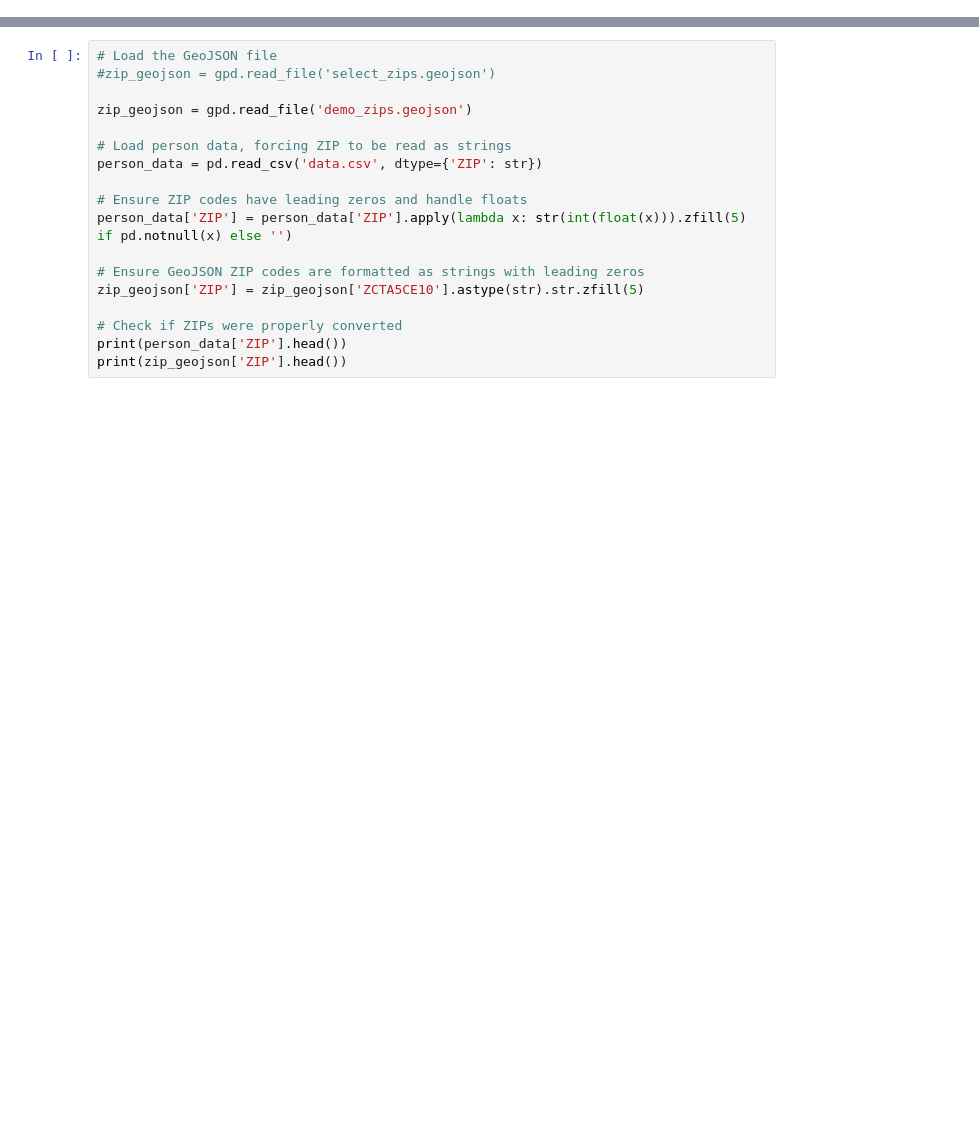
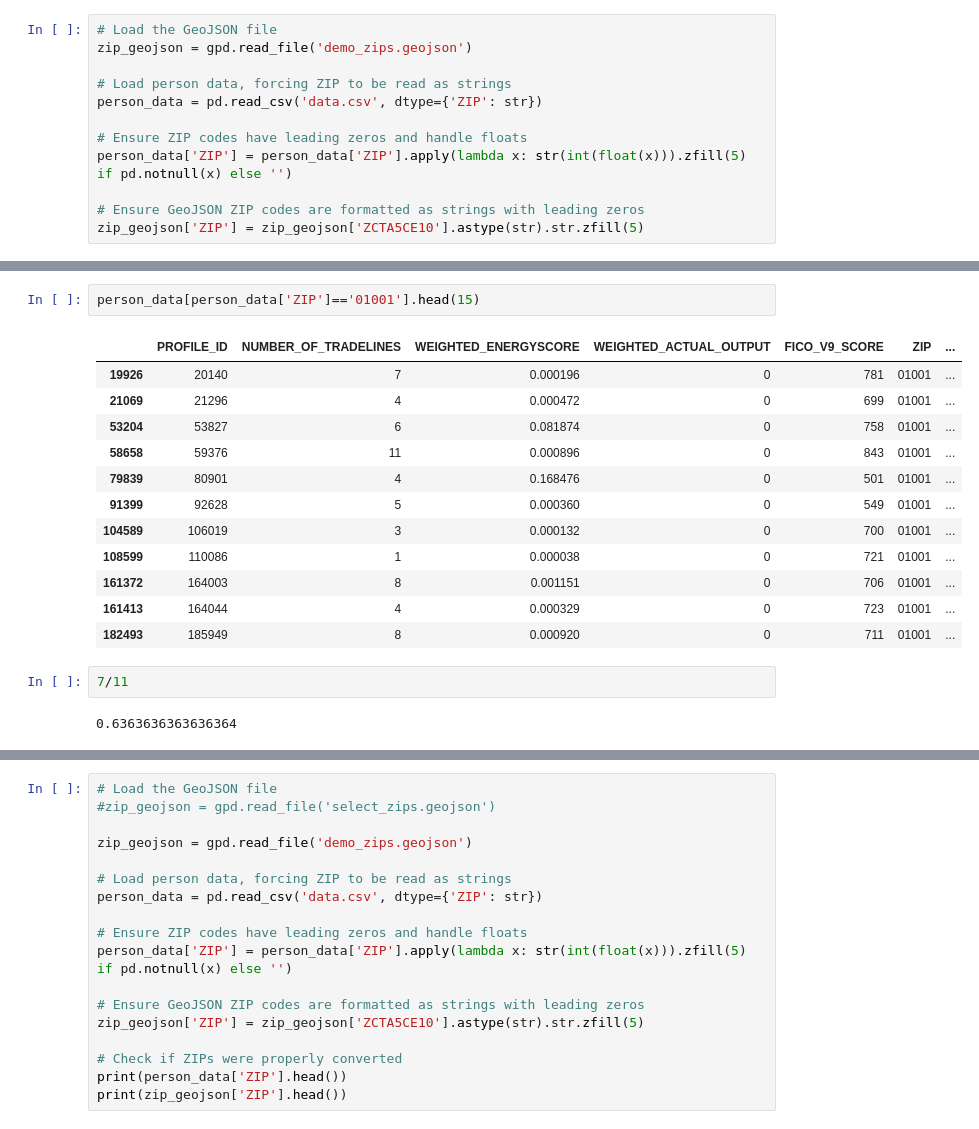
Before and after one commit to Jake-Ford/energyscore_demo, a Jupyter notebook: scratch.ipynb, the cells around one changed output, grey strips where cells are left out. Saved outputs shown, nothing was run; the diff lists cells and outputs as text; blank space fills up the shorter version.

```diff
--- a/scratch.ipynb
+++ b/scratch.ipynb
@@ -9,0 +12,12 @@ from sklearn.metrics import accuracy_score
+# %%
+# Load the GeoJSON file
+zip_geojson = gpd.read_file('demo_zips.geojson')
+
+# Load person data, forcing ZIP to be read as strings
+person_data = pd.read_csv('data.csv', dtype={'ZIP': str})
+
+# Ensure ZIP codes have leading zeros and handle floats
+person_data['ZIP'] = person_data['ZIP'].apply(lambda x: str(int(float(x))).zfill(5) if pd.notnull(x) else '')
+
+# Ensure GeoJSON ZIP codes are formatted as strings with leading zeros
+zip_geojson['ZIP'] = zip_geojson['ZCTA5CE10'].astype(str).str.zfill(5)
@@ -9,0 +39,19 @@ from sklearn.metrics import accuracy_score
+# %%
+person_data[person_data['ZIP']=='01001'].head(15)
+# %% [output]
+|  | PROFILE_ID | NUMBER_OF_TRADELINES | WEIGHTED_ENERGYSCORE | WEIGHTED_ACTUAL_OUTPUT | FICO_V9_SCORE | ZIP | ... |
+| 19926 | 20140 | 7 | 0.000196 | 0 | 781 | 01001 | ... |
+| 21069 | 21296 | 4 | 0.000472 | 0 | 699 | 01001 | ... |
+| 53204 | 53827 | 6 | 0.081874 | 0 | 758 | 01001 | ... |
+| 58658 | 59376 | 11 | 0.000896 | 0 | 843 | 01001 | ... |
+| 79839 | 80901 | 4 | 0.168476 | 0 | 501 | 01001 | ... |
+| 91399 | 92628 | 5 | 0.000360 | 0 | 549 | 01001 | ... |
+| 104589 | 106019 | 3 | 0.000132 | 0 | 700 | 01001 | ... |
+| 108599 | 110086 | 1 | 0.000038 | 0 | 721 | 01001 | ... |
+| 161372 | 164003 | 8 | 0.001151 | 0 | 706 | 01001 | ... |
+| 161413 | 164044 | 4 | 0.000329 | 0 | 723 | 01001 | ... |
+| 182493 | 185949 | 8 | 0.000920 | 0 | 711 | 01001 | ... |
+# %%
+7/11
+# %% [output]
+0.6363636363636364
```
Also changed, not shown: parts of 14 cells of this notebook, 1 other file.
